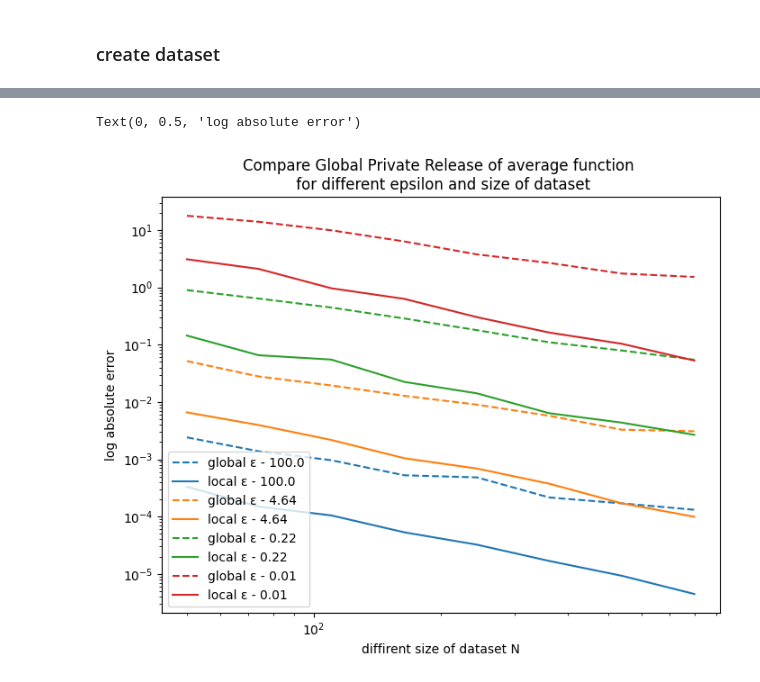
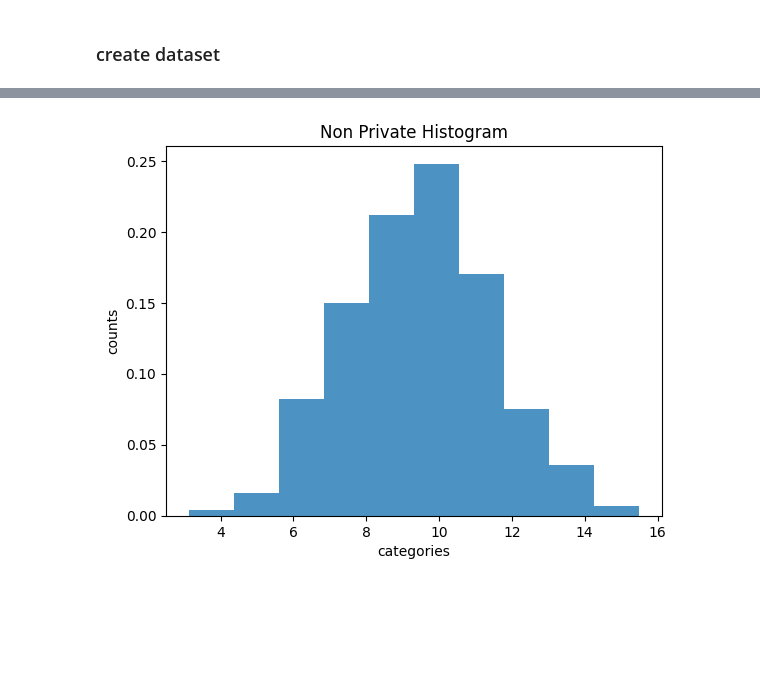
Before and after one commit to olethrosdc/ml-society-science, a Jupyter notebook: src/privacy/openpd/3. Differential Privacy Histogram.ipynb, the cells around one changed output, grey strips where cells are left out. Cells and saved outputs as stored; diff of their text form; code cells hidden in the pictures; blank space fills up the shorter version.

```diff
--- a/src/privacy/openpd/3. Differential Privacy Histogram.ipynb
+++ b/src/privacy/openpd/3. Differential Privacy Histogram.ipynb
@@ -347,14 +17,24 @@ local_error_results = pd.DataFrame(error_per_dataset , columns = epsilon_seq, in
-# %%
-fig1, ax1 = plt.subplots(figsize = (8,6))
-colors = ['#1f77b4', '#ff7f0e', '#2ca02c', '#d62728', '#9467bd']
-for i,e in enumerate(error_results.columns):
-    plt.loglog(N_seq, error_results[e], "--",color=colors[i], label = f"global ε - {e}")
-    plt.loglog(N_seq, local_error_results[e],color=colors[i], label = f"local ε - {e}")
-# ax1.set_xticks(N_seq)
-plt.legend()
-plt.title("Compare Global Private Release of average function \n for different epsilon and size of dataset")
-plt.xlabel("diffirent size of dataset N")
-plt.ylabel("log absolute error")
-# %% [output]
-Text(0, 0.5, 'log absolute error')
-[figure, removed]
+# %%
+# dataset size
+N = 1000
+
+# number of features
+n_features = 4
+
+data_features_1 = np.random.normal(10,2,size=(N) )
+data_features_2= np.random.exponential(scale=2,size=(N))
+dataset = np.array([data_features_1, data_features_2])
+# %%
+# count values
+counts_1, bin_edges_1 = np.histogram(dataset[0], bins=10)
+prop = counts_1 / counts_1.sum()
+# %%
+plt.figure()
+plt.bar(height = prop, x = bin_edges_1[:-1],width=(bin_edges_1[1]-bin_edges_1[0]), alpha = 0.8)
+plt.title("Non Private Histogram")
+plt.xlabel("categories")
+plt.ylabel("counts")
+plt.show()
+plt.close()
+# %% [output]
+[figure, added]
```
Also changed, not shown: parts of 76 cells of this notebook, 4 other files.
